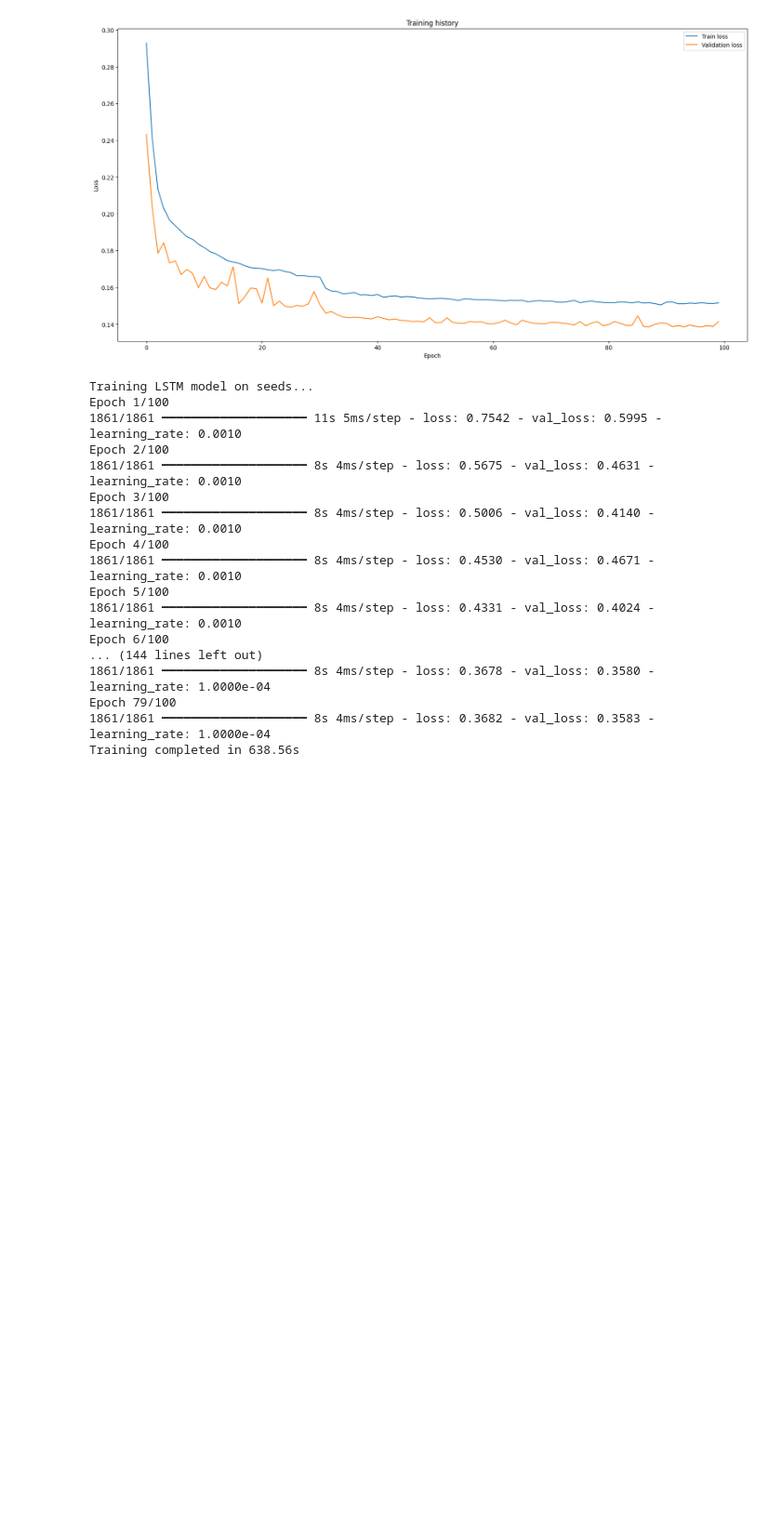
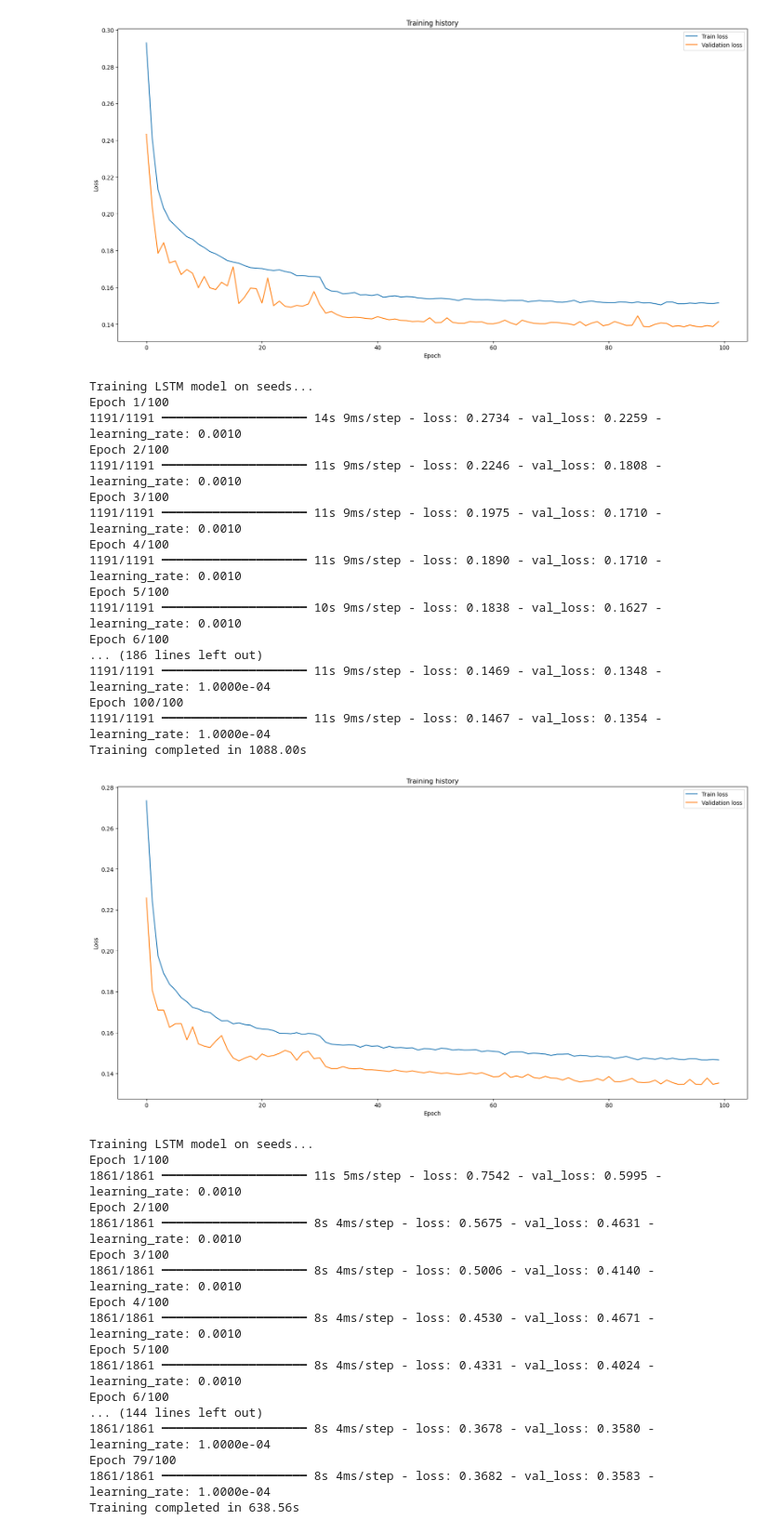
Before and after one commit to Mpkosh/network_hybrid_33, a Jupyter notebook: save_model_lstm_day_E_prev_I_for_seir.ipynb, the cells around one changed output. Shown at 93% size. Cells and saved outputs as stored; diff of their text form; code cells hidden in the pictures; blank space fills up the shorter version.

Commit message:
fitted lstm models

```diff
--- a/save_model_lstm_day_E_prev_I_for_seir.ipynb
+++ b/save_model_lstm_day_E_prev_I_for_seir.ipynb
@@ -364,6 +366,41 @@ Epoch 100/100
 1080/1080 ━━━━━━━━━━━━━━━━━━━━ 5s 4ms/step - loss: 0.1515 - val_loss: 0.1415 - learning_rate: 1.0000e-04
 Training completed in 471.18s
 [figure]
+# %%
+seeds_dir='initial_data/new_ba_100000/'
+model_file = seeds_dir+'lstm_day_E_for_seir.keras'
+scaler_file = seeds_dir+'lstm_day_E_for_seir.pkl'
+
+df_seeds_n = pd.read_csv('initial_data/new_seeds_parameters.csv')
+window_size = 7
+
+model, scaler, _ = train_and_save_model(
+        seeds_dir,
+        df_seeds_n,
+        model_save_path=model_file,
+        scaler_save_path=scaler_file,
+        window_size=window_size,
+    is_filename=True
+    )
+# %% [output]
+Training LSTM model on seeds...
+Epoch 1/100
+1191/1191 ━━━━━━━━━━━━━━━━━━━━ 14s 9ms/step - loss: 0.2734 - val_loss: 0.2259 - learning_rate: 0.0010
+Epoch 2/100
+1191/1191 ━━━━━━━━━━━━━━━━━━━━ 11s 9ms/step - loss: 0.2246 - val_loss: 0.1808 - learning_rate: 0.0010
+Epoch 3/100
+1191/1191 ━━━━━━━━━━━━━━━━━━━━ 11s 9ms/step - loss: 0.1975 - val_loss: 0.1710 - learning_rate: 0.0010
+Epoch 4/100
+1191/1191 ━━━━━━━━━━━━━━━━━━━━ 11s 9ms/step - loss: 0.1890 - val_loss: 0.1710 - learning_rate: 0.0010
+Epoch 5/100
+1191/1191 ━━━━━━━━━━━━━━━━━━━━ 10s 9ms/step - loss: 0.1838 - val_loss: 0.1627 - learning_rate: 0.0010
+Epoch 6/100
+... (186 lines left out)
+1191/1191 ━━━━━━━━━━━━━━━━━━━━ 11s 9ms/step - loss: 0.1469 - val_loss: 0.1348 - learning_rate: 1.0000e-04
+Epoch 100/100
+1191/1191 ━━━━━━━━━━━━━━━━━━━━ 11s 9ms/step - loss: 0.1467 - val_loss: 0.1354 - learning_rate: 1.0000e-04
+Training completed in 1088.00s
+[figure, added]
 # %%
 seeds_dir='initial_data/new_r_10000/'
 model_file = seeds_dir+'lstm_day_E_for_seir.keras'
```
Also changed, not shown: parts of 5 cells of this notebook, 10 other files.
